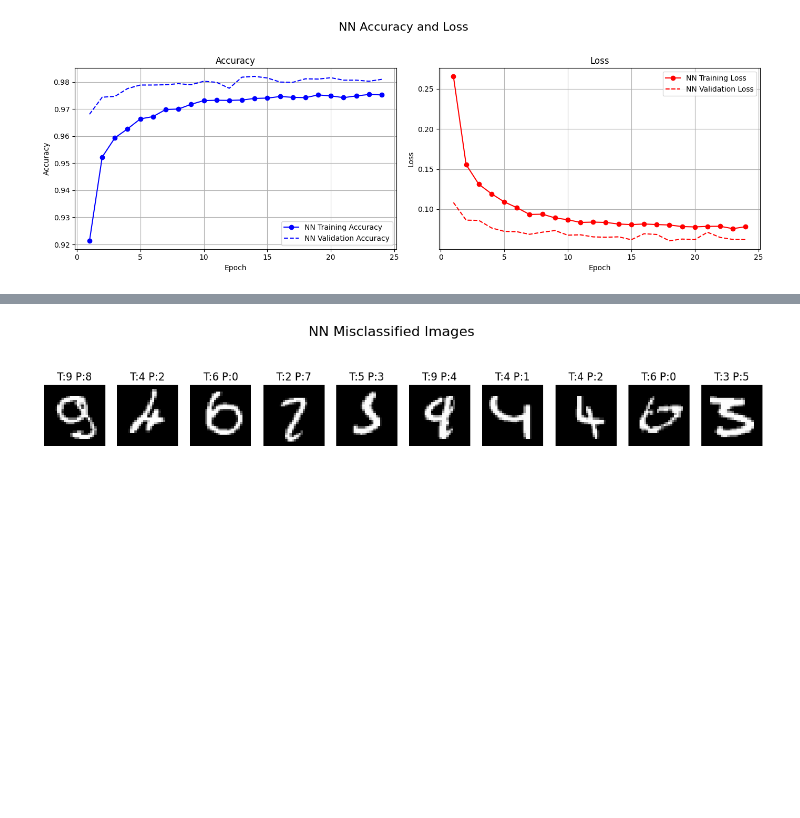
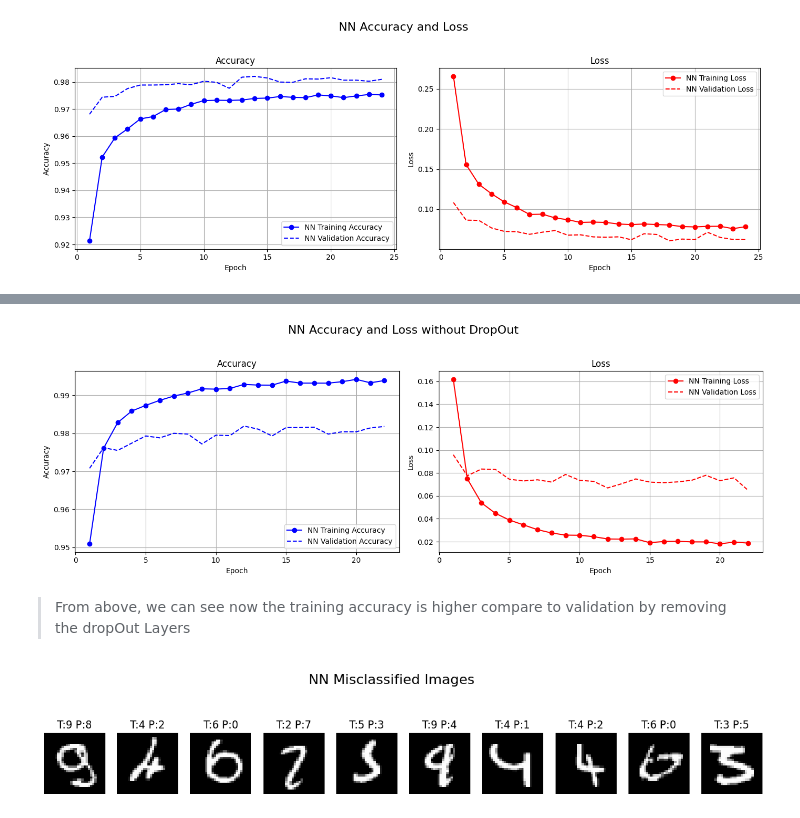
Before and after one commit to GhiasAli17/Models-Evaluation-on-MNIST, a Jupyter notebook: main.ipynb, the cells around one changed output, grey strips where cells are left out. Drawn from its saved outputs; the diff is of its cells as text; code cells hidden in the pictures; blank space fills up the shorter version.

Commit message:
new model without dropOut defind

```diff
--- a/main.ipynb
+++ b/main.ipynb
@@ -147,0 +152,28 @@ plot_training_graphs(history_nn, "NN", "NN Accuracy and Loss")
+# %%
+import torch.nn as nn
+class MLP_NoDropOut(nn.Module):
+    """
+    Multi-Layer Perceptron without DropOut(NN) for image classification.
+    """
+    def __init__(self):
+        super().__init__()
+        self.model = nn.Sequential(
+            nn.Linear(784, 256),
+            nn.ReLU(),
+            nn.BatchNorm1d(256),
+
+            nn.Linear(256, 128),
+            nn.ReLU(),
+            nn.BatchNorm1d(128),
+
+            nn.Linear(128, 10)
+        )
+
+    def forward(self, x):
+        if x.ndim > 2:
+            x = x.view(x.size(0), -1)
+        return self.model(x)
+# %%
+model_nn_noDropOut = MLP_NoDropOut()
+trained_model_nn_noDropOut, history_nn_noDropOut, training_time_nn_noDropOut = train_model(model_nn_noDropOut, train_loader_nn, val_loader_nn, "mlp", num_epochs)
+print(f"Training time for NN: {training_time_nn_noDropOut:.2f} minutes.")
@@ -148,3 +198,9 @@ plot_training_graphs(history_nn, "NN", "NN Accuracy and Loss")
+# %%
+plot_training_graphs(history_nn_noDropOut, "NN", "NN Accuracy and Loss without DropOut")
+# %% [output]
+[figure, added]
+# %% [markdown]
+> From above, we can see now the training accuracy is higher compare to validation by removing the dropOut Layers
 # %%
 misclassified_nn = np.where(test_preds_nn != test_labels_nn)[0]
 plot_misclassified_images(misclassified_nn, x_test_nn, y_test_nn, test_preds_nn, "NN Misclassified Images")
```
Also changed, not shown: parts of 3 cells of this notebook.
